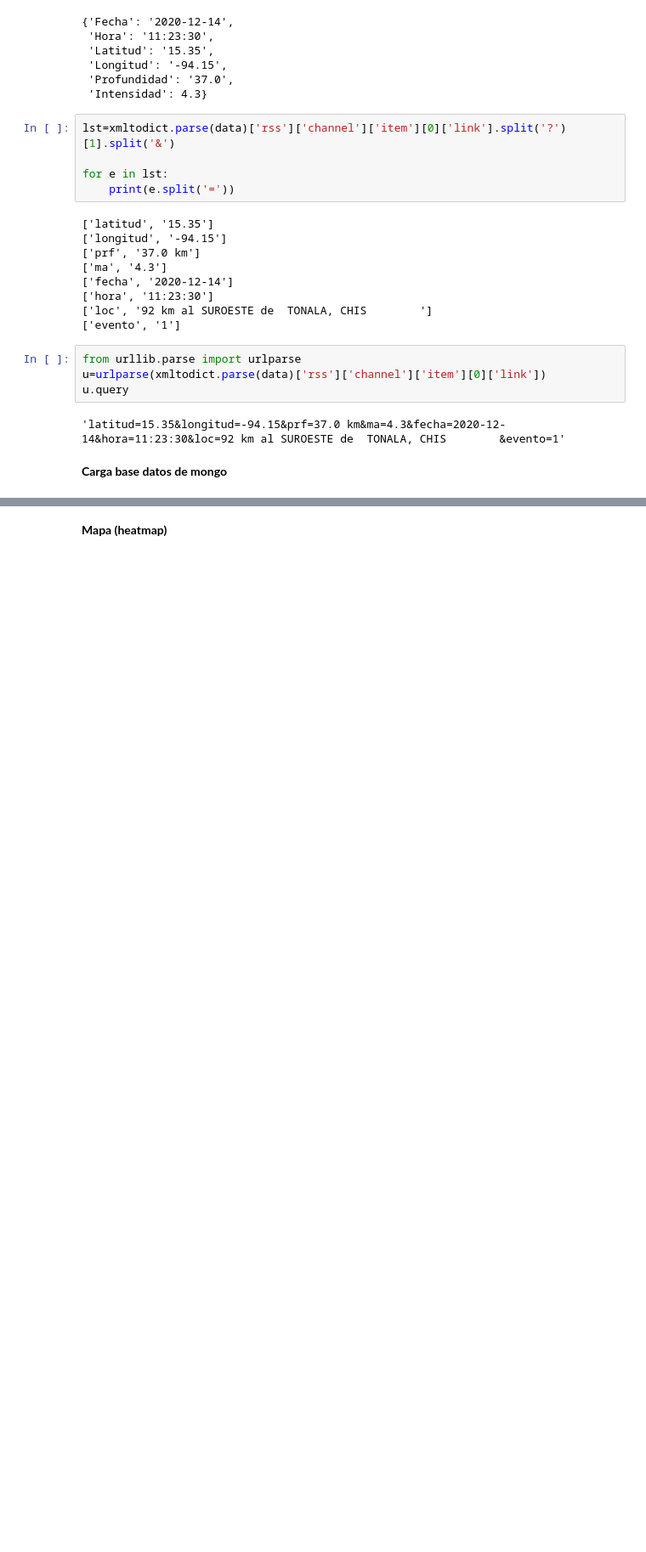
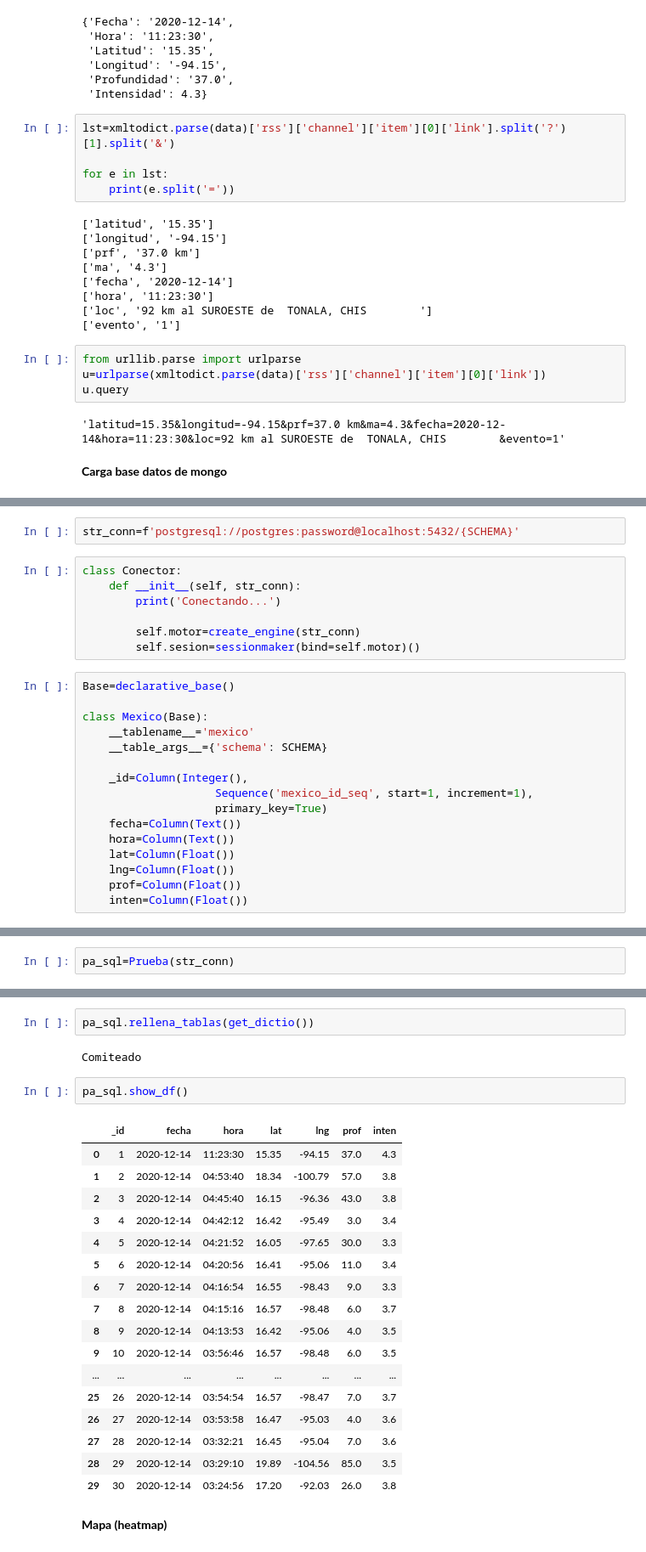
Before and after one commit to YonatanRA/rebootcamp, a Jupyter notebook: notebooks/w4_d2 - ETL 1 (terremotos).ipynb, the cells around one changed output, grey strips where cells are left out. Shown at 85% size. Saved outputs shown, nothing was run; the diff lists cells and outputs as text; blank space fills up the shorter version.

```diff
--- a/notebooks/w4_d2 - ETL 1 (terremotos).ipynb
+++ b/notebooks/w4_d2 - ETL 1 (terremotos).ipynb
@@ -108,0 +151,25 @@ u.query
+# %%
+str_conn=f'postgresql://postgres:password@localhost:5432/{SCHEMA}'
+# %%
+class Conector:
+    def __init__(self, str_conn):
+        print('Conectando...')
+
+        self.motor=create_engine(str_conn)
+        self.sesion=sessionmaker(bind=self.motor)()
+# %%
+Base=declarative_base()
+
+class Mexico(Base):
+    __tablename__='mexico'
+    __table_args__={'schema': SCHEMA}
+
+    _id=Column(Integer(),
+                    Sequence('mexico_id_seq', start=1, increment=1),
+                    primary_key=True)
+    fecha=Column(Text())
+    hora=Column(Text())
+    lat=Column(Float())
+    lng=Column(Float())
+    prof=Column(Float())
+    inten=Column(Float())
@@ -108,0 +222,2 @@ u.query
+# %%
+pa_sql=Prueba(str_conn)
@@ -109,2 +234,26 @@ u.query
+# %%
+pa_sql.rellena_tablas(get_dictio())
+# %% [output]
+Comiteado
+# %%
+pa_sql.show_df()
+# %% [output]
+|  | _id | fecha | hora | lat | lng | prof | inten |
+| 0 | 1 | 2020-12-14 | 11:23:30 | 15.35 | -94.15 | 37.0 | 4.3 |
+| 1 | 2 | 2020-12-14 | 04:53:40 | 18.34 | -100.79 | 57.0 | 3.8 |
+| 2 | 3 | 2020-12-14 | 04:45:40 | 16.15 | -96.36 | 43.0 | 3.8 |
+| 3 | 4 | 2020-12-14 | 04:42:12 | 16.42 | -95.49 | 3.0 | 3.4 |
+| 4 | 5 | 2020-12-14 | 04:21:52 | 16.05 | -97.65 | 30.0 | 3.3 |
+| 5 | 6 | 2020-12-14 | 04:20:56 | 16.41 | -95.06 | 11.0 | 3.4 |
+| 6 | 7 | 2020-12-14 | 04:16:54 | 16.55 | -98.43 | 9.0 | 3.3 |
+| 7 | 8 | 2020-12-14 | 04:15:16 | 16.57 | -98.48 | 6.0 | 3.7 |
+| 8 | 9 | 2020-12-14 | 04:13:53 | 16.42 | -95.06 | 4.0 | 3.5 |
+| 9 | 10 | 2020-12-14 | 03:56:46 | 16.57 | -98.48 | 6.0 | 3.5 |
+| ... | ... | ... | ... | ... | ... | ... | ... |
+| 25 | 26 | 2020-12-14 | 03:54:54 | 16.57 | -98.47 | 7.0 | 3.7 |
+| 26 | 27 | 2020-12-14 | 03:53:58 | 16.47 | -95.03 | 4.0 | 3.6 |
+| 27 | 28 | 2020-12-14 | 03:32:21 | 16.45 | -95.04 | 7.0 | 3.6 |
+| 28 | 29 | 2020-12-14 | 03:29:10 | 19.89 | -104.56 | 85.0 | 3.5 |
+| 29 | 30 | 2020-12-14 | 03:24:56 | 17.20 | -92.03 | 26.0 | 3.8 |
 # %% [markdown]
 **Mapa (heatmap)**
```
Also changed, not shown: parts of 20 cells of this notebook, 2 other files.
